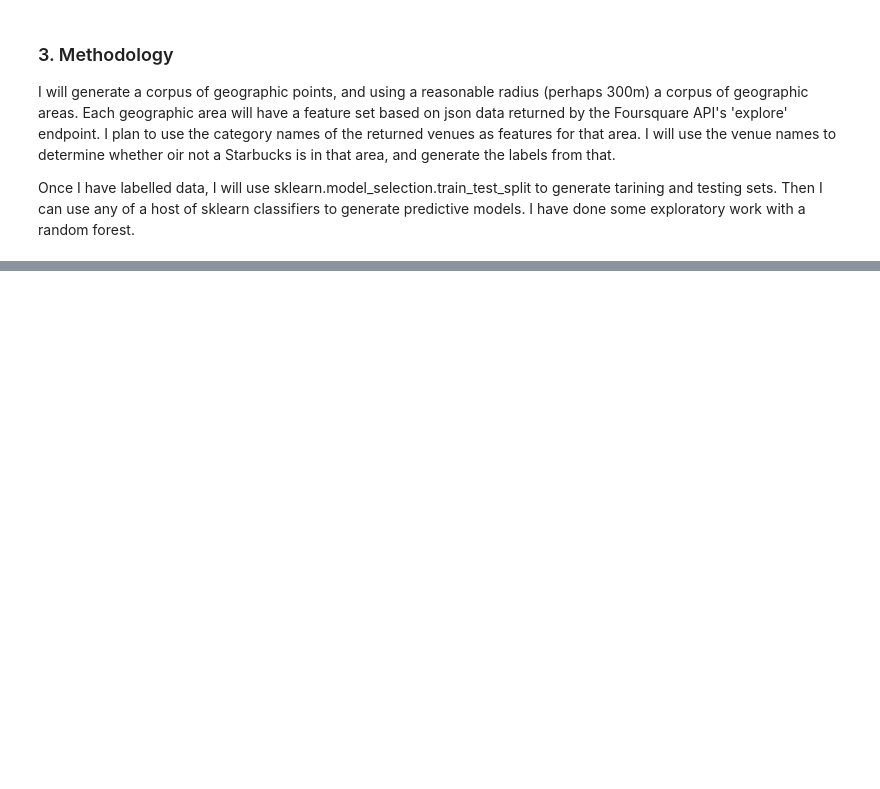
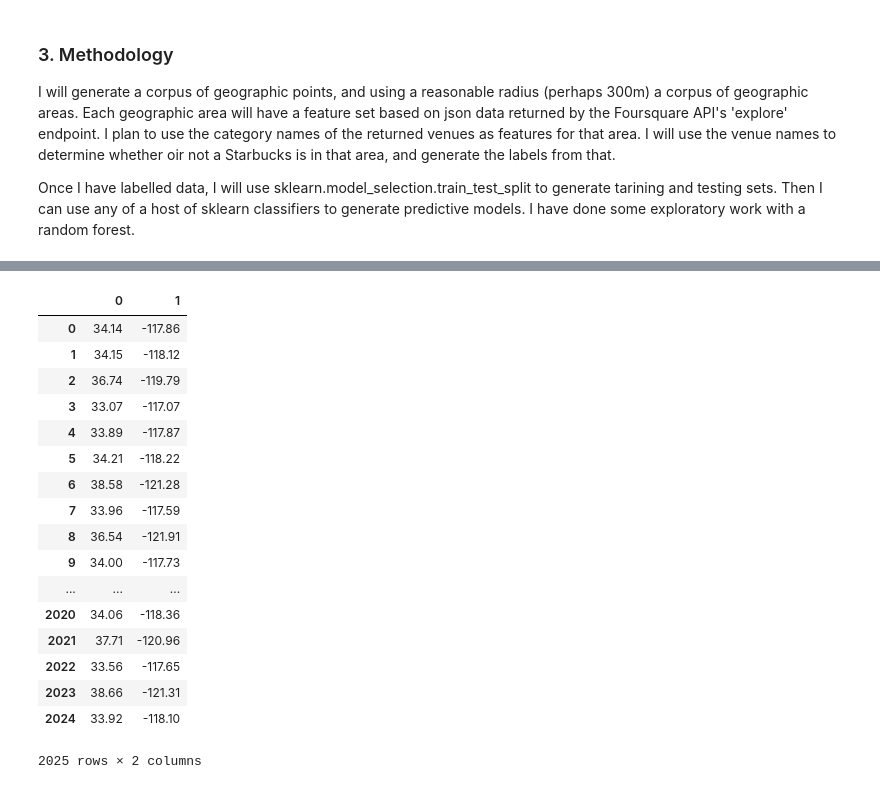
Before and after one commit to Brian-Lee/ibm-capstone-project, a Jupyter notebook: IBM_Capstone_Project.ipynb, the cells around one changed output, grey strips where cells are left out. Saved outputs shown, nothing was run; the diff lists cells and outputs as text; code cells hidden in the pictures; blank space fills up the shorter version.

```diff
--- a/IBM_Capstone_Project.ipynb
+++ b/IBM_Capstone_Project.ipynb
@@ -188,0 +401,3 @@ map
+# %%
+points = points.sample(frac=1).reset_index(drop=True)
+points.head()
@@ -188,0 +420,21 @@ map
+# %%
+points
+# %% [output]
+|  | 0 | 1 |
+| 0 | 34.14 | -117.86 |
+| 1 | 34.15 | -118.12 |
+| 2 | 36.74 | -119.79 |
+| 3 | 33.07 | -117.07 |
+| 4 | 33.89 | -117.87 |
+| 5 | 34.21 | -118.22 |
+| 6 | 38.58 | -121.28 |
+| 7 | 33.96 | -117.59 |
+| 8 | 36.54 | -121.91 |
+| 9 | 34.00 | -117.73 |
+| ... | ... | ... |
+| 2020 | 34.06 | -118.36 |
+| 2021 | 37.71 | -120.96 |
+| 2022 | 33.56 | -117.65 |
+| 2023 | 38.66 | -121.31 |
+| 2024 | 33.92 | -118.10 |
+2025 rows × 2 columns
```
Also changed, not shown: parts of 26 cells of this notebook.
